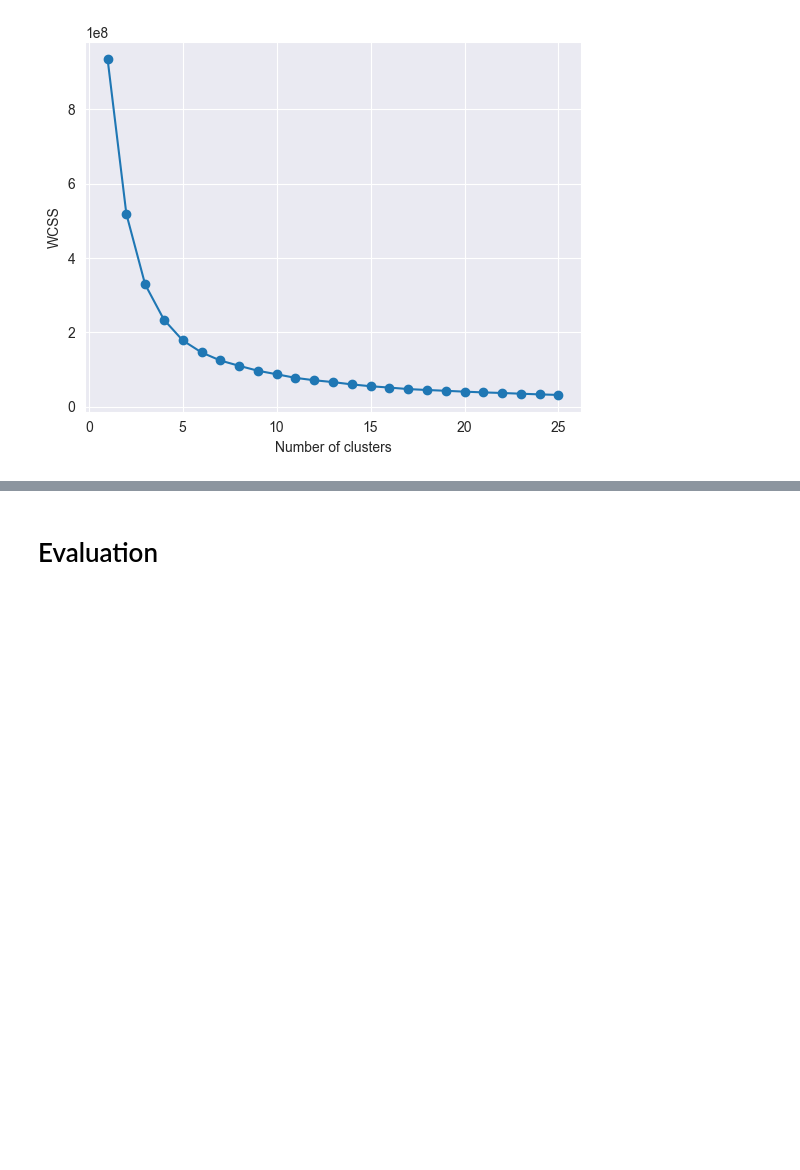
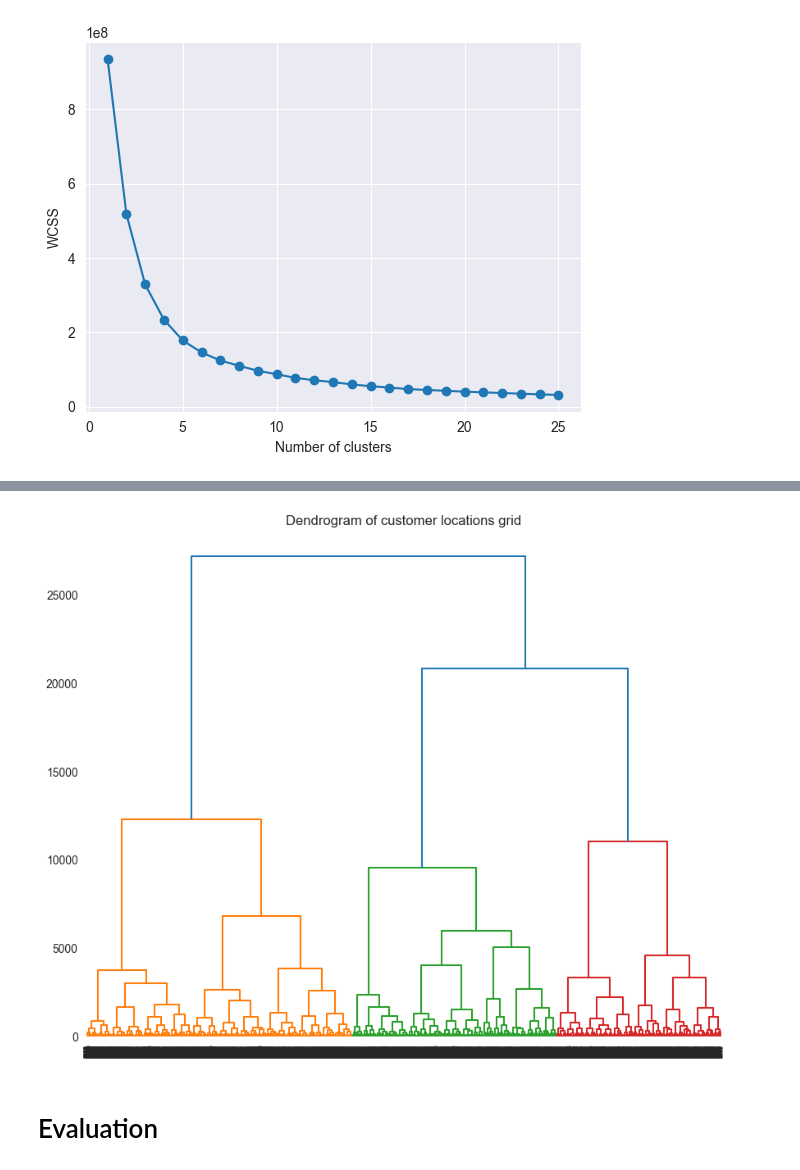
Before and after one commit to WelehoBRUDER/MetropoliaAMK-data-handling, a Jupyter notebook: task-5/main.ipynb, the cells around one changed output, grey strips where cells are left out. Drawn from its saved outputs; the diff is of its cells as text; code cells hidden in the pictures; blank space fills up the shorter version.

```diff
--- a/task-5/main.ipynb
+++ b/task-5/main.ipynb
@@ -131,0 +149,9 @@ The above plot shows the "elbow method" of determining the optimal k value for c
+# %%
+from sklearn.cluster import AgglomerativeClustering
+
+for k in range(1, 26):
+    start_time = time.time()
+    model = AgglomerativeClustering(n_clusters=k)
+    model.fit(dcl_copy)
+    end_time = time.time()
+    print(f"[Clusters {k}]: {(end_time - start_time):.4f}s")
@@ -132,3 +176,13 @@ The above plot shows the "elbow method" of determining the optimal k value for c
+# %%
+from scipy.cluster.hierarchy import dendrogram, linkage
+
+Z = linkage(dcl_copy, method='ward')
+plt.figure(figsize=(10, 8))
+dendrogram(Z)
+plt.title('Dendrogram of customer locations grid')
+plt.show()
+# %% [output]
+[figure, added]
 # %% [markdown]
 # Evaluation
 # %% [markdown]
```
Also changed, not shown: parts of 5 cells of this notebook.
